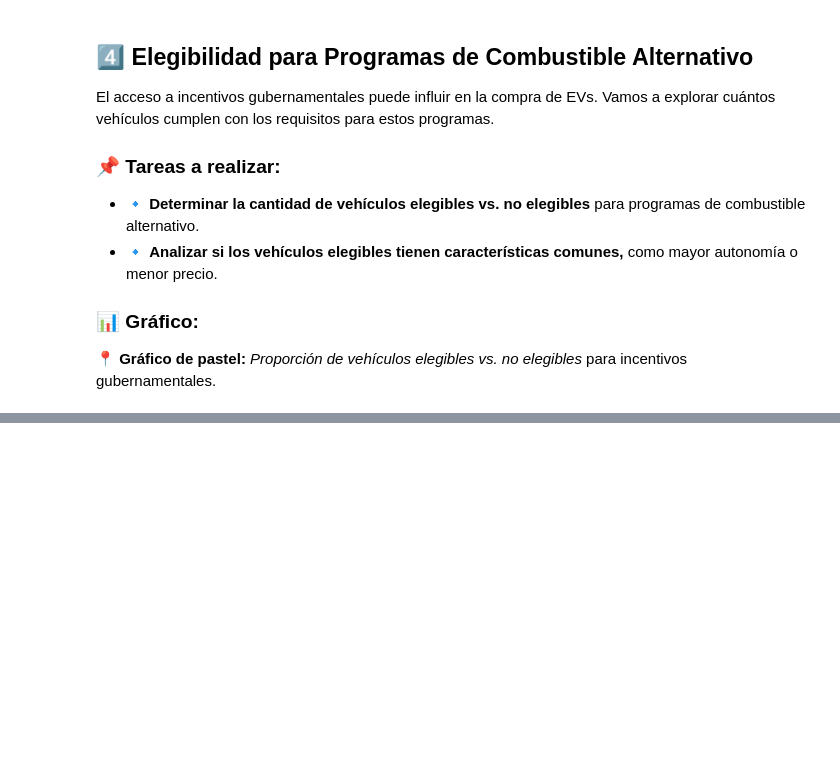
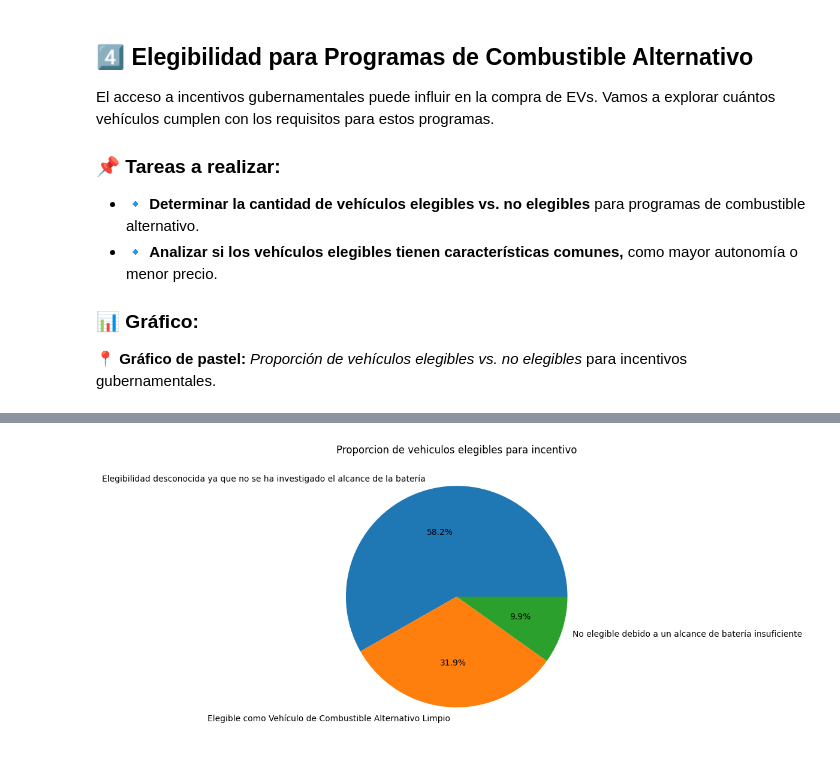
Before and after one commit to Dhannniell/Modulos, a Jupyter notebook: Modulo_4/Sesion_7/6.Proyecto.ipynb, the cells around one changed output, grey strips where cells are left out. Saved outputs shown, nothing was run; the diff lists cells and outputs as text; code cells hidden in the pictures; blank space fills up the shorter version.

```diff
--- a/Modulo_4/Sesion_7/6.Proyecto.ipynb
+++ b/Modulo_4/Sesion_7/6.Proyecto.ipynb
@@ -191,0 +295,15 @@ El acceso a incentivos gubernamentales puede influir en la compra de EVs. Vamos
+# %%
+eligibility_count = df["Clean Alternative Fuel Vehicle (CAFV) Eligibility"].value_counts()
+# %%
+plt.figure(figsize=(6,6))
+plt.pie(eligibility_count, labels=[
+    "Elegibilidad desconocida ya que no se ha investigado el alcance de la batería",
+    "Elegible como Vehículo de Combustible Alternativo Limpio",
+    "No elegible debido a un alcance de batería insuficiente"],
+    autopct='%1.1f%%')
+
+plt.title("Proporcion de vehiculos elegibles para incentivo")
+
+plt.show()
+# %% [output]
+[figure, added]
```
Also changed, not shown: parts of 8 cells of this notebook.
